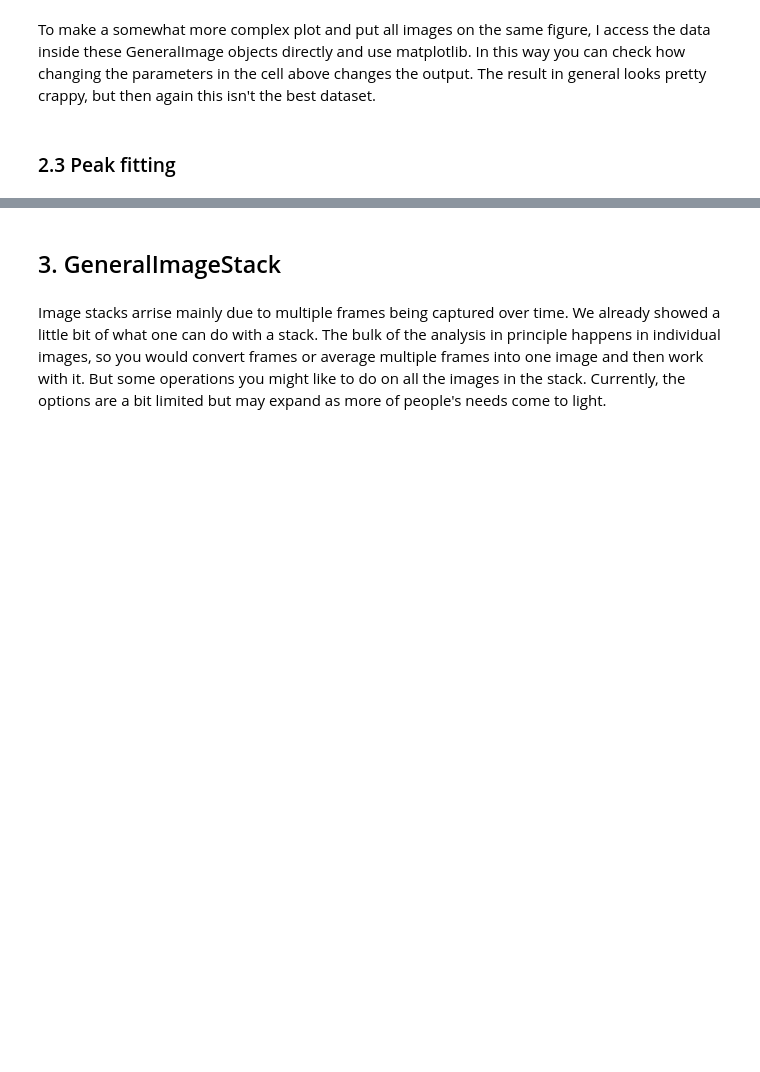
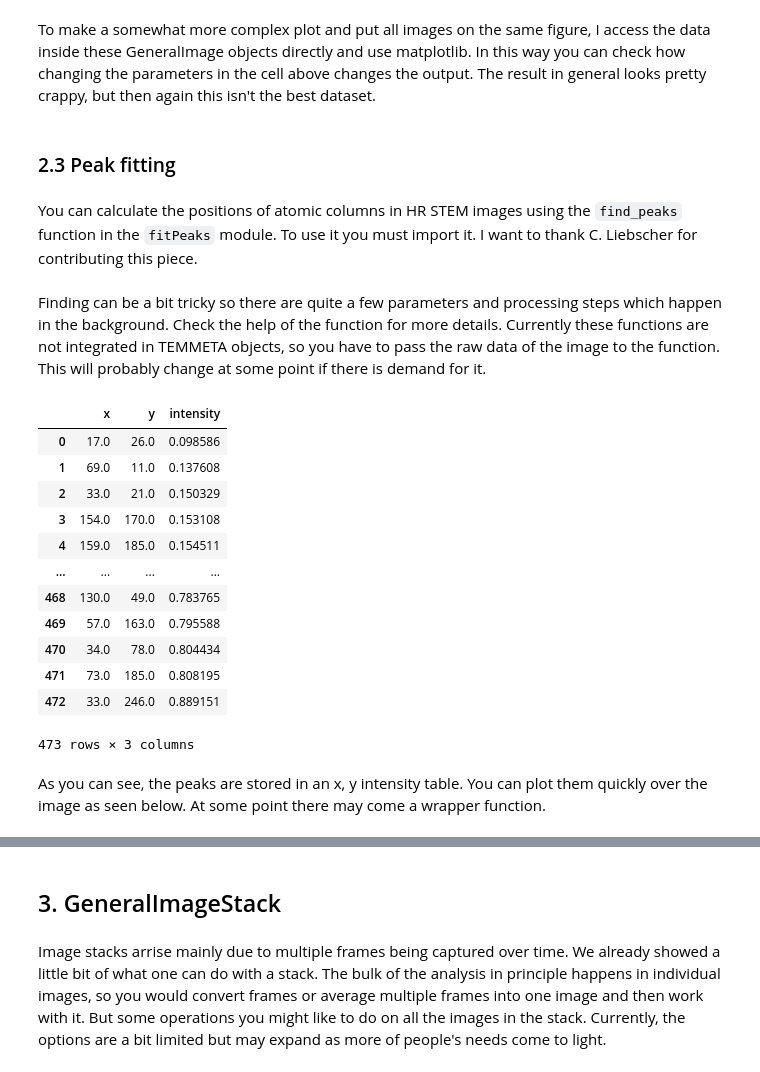
Before and after one commit to din14970/TEMMETA, a Jupyter notebook: examples/TEMMETA demonstration.ipynb, the cells around one changed output, grey strips where cells are left out. Cells and saved outputs as stored; diff of their text form; code cells hidden in the pictures; blank space fills up the shorter version.

```diff
--- a/examples/TEMMETA demonstration.ipynb
+++ b/examples/TEMMETA demonstration.ipynb
@@ -470,3 +466,5 @@ ax4.set_title(r"$\omega_{xy}$")
 ax4.set_axis_off()
 # %% [markdown]
 ### 2.3 Peak fitting
+# %% [markdown]
+You can calculate the positions of atomic columns in HR STEM images using the `find_peaks` function in the `fitPeaks` module. To use it you must import it. I want to thank C. Liebscher for contributing this piece.
@@ -472,0 +473,2 @@ ax4.set_axis_off()
+# %% [markdown]
+Finding can be a bit tricky so there are quite a few parameters and processing steps which happen in the background. Check the help of the function for more details. Currently these functions are not integrated in TEMMETA objects, so you have to pass the raw data of the image to the function. This will probably change at some point if there is demand for it.
@@ -472,0 +477,18 @@ ax4.set_axis_off()
+# %%
+pks
+# %% [output]
+|  | x | y | intensity |
+| 0 | 17.0 | 26.0 | 0.098586 |
+| 1 | 69.0 | 11.0 | 0.137608 |
+| 2 | 33.0 | 21.0 | 0.150329 |
+| 3 | 154.0 | 170.0 | 0.153108 |
+| 4 | 159.0 | 185.0 | 0.154511 |
+| ... | ... | ... | ... |
+| 468 | 130.0 | 49.0 | 0.783765 |
+| 469 | 57.0 | 163.0 | 0.795588 |
+| 470 | 34.0 | 78.0 | 0.804434 |
+| 471 | 73.0 | 185.0 | 0.808195 |
+| 472 | 33.0 | 246.0 | 0.889151 |
+473 rows × 3 columns
+# %% [markdown]
+As you can see, the peaks are stored in an x, y intensity table. You can plot them quickly over the image as seen below. At some point there may come a wrapper function.
```
Also changed, not shown: parts of 13 cells of this notebook, 2 other files.
